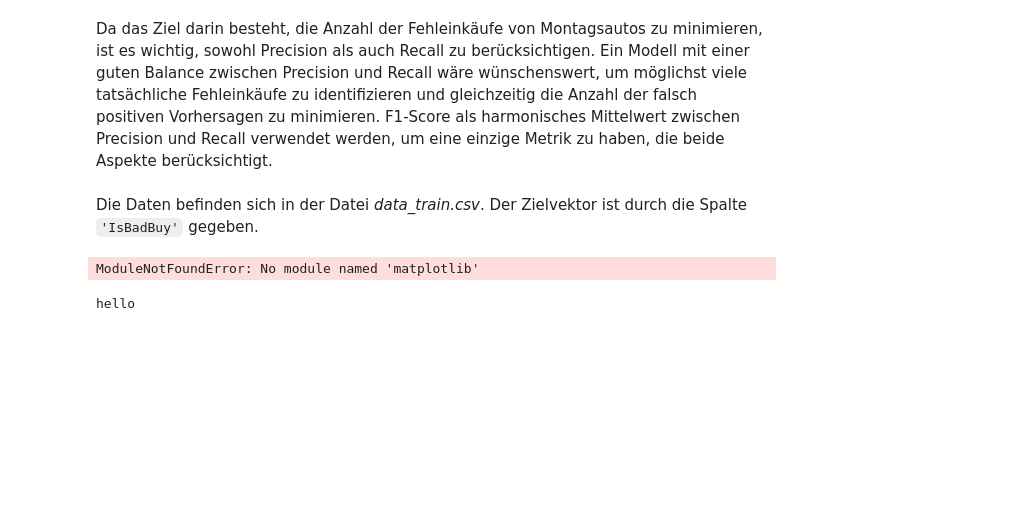
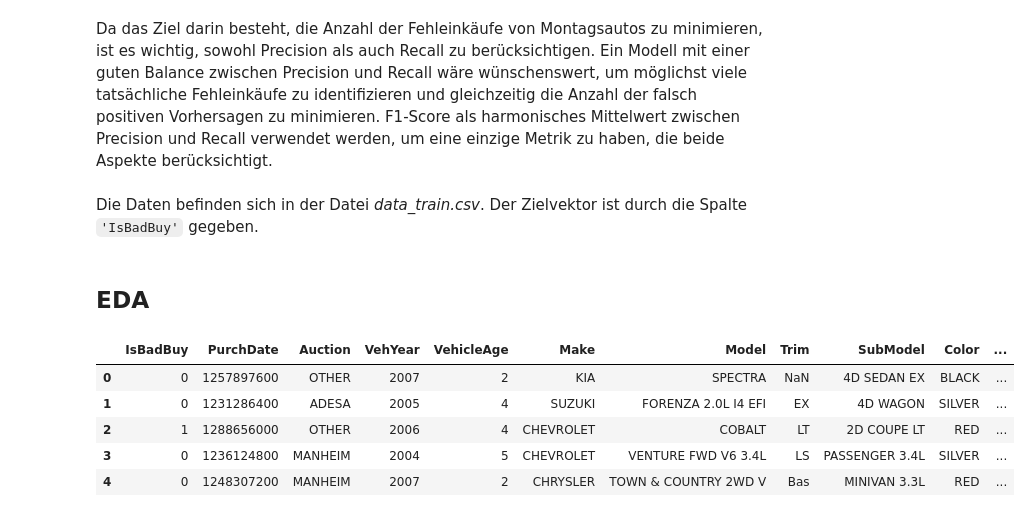
Before and after one commit to Dabbeljuh/Data-Science---Gebrauchtwagenkaeufe, a Jupyter notebook: gebrauchtwagen.ipynb, the cells around one changed output. Cells and saved outputs as stored; diff of their text form; code cells hidden in the pictures; blank space fills up the shorter version.

```diff
--- a/gebrauchtwagen.ipynb
+++ b/gebrauchtwagen.ipynb
@@ -257,7 +257,6 @@ from sklearn.metrics import (
     precision_score, recall_score, f1_score, roc_auc_score, roc_curve
 )
 from sklearn.pipeline import Pipeline
-ÄÖÄÖÄ
 from imblearn.pipeline import Pipeline as imbPipeline
 from imblearn.over_sampling import RandomOverSampler, SMOTE
 from imblearn.under_sampling import RandomUnderSampler
@@ -276,9 +275,3 @@ from pdpbox import pdp as pdp_
 warnings.filterwarnings("ignore", category=DataConversionWarning)
 warnings.filterwarnings("ignore", category=FutureWarning)
 warnings.filterwarnings('ignore')
-# %% [output]
-ModuleNotFoundError: No module named 'matplotlib'
-# %%
-print('hello')
-# %% [output]
-hello
@@ -284,0 +290,12 @@ hello
+# %% [markdown]
+## EDA
+# %%
+#check head
+df.head()
+# %% [output]
+|  | IsBadBuy | PurchDate | Auction | VehYear | VehicleAge | Make | Model | Trim | SubModel | Color | ... |
+| 0 | 0 | 1257897600 | OTHER | 2007 | 2 | KIA | SPECTRA | NaN | 4D SEDAN EX | BLACK | ... |
+| 1 | 0 | 1231286400 | ADESA | 2005 | 4 | SUZUKI | FORENZA 2.0L I4 EFI | EX | 4D WAGON | SILVER | ... |
+| 2 | 1 | 1288656000 | OTHER | 2006 | 4 | CHEVROLET | COBALT | LT | 2D COUPE LT | RED | ... |
+| 3 | 0 | 1236124800 | MANHEIM | 2004 | 5 | CHEVROLET | VENTURE FWD V6 3.4L | LS | PASSENGER 3.4L | SILVER | ... |
+| 4 | 0 | 1248307200 | MANHEIM | 2007 | 2 | CHRYSLER | TOWN & COUNTRY 2WD V | Bas | MINIVAN 3.3L | RED | ... |
```
Also changed, not shown: parts of 6 cells of this notebook.
